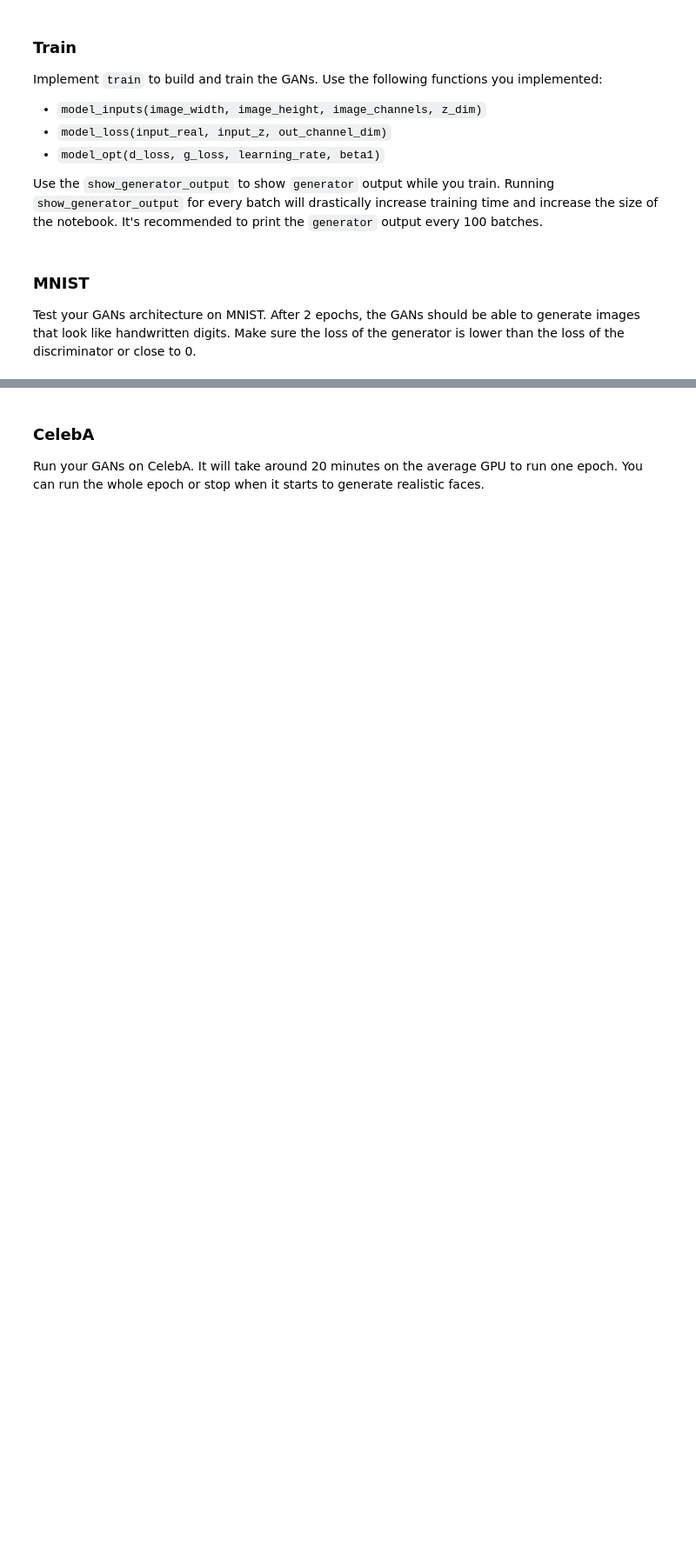
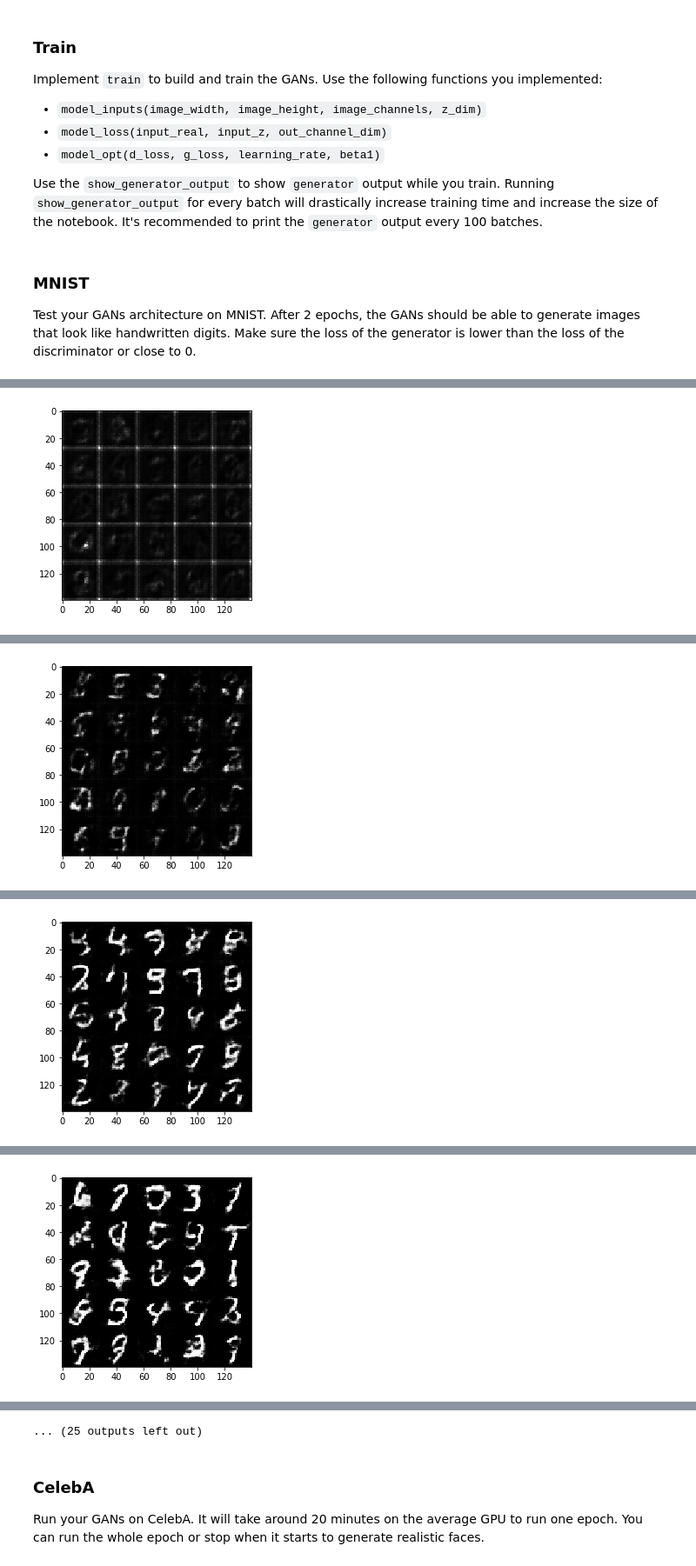
Before and after one commit to zhenyu/deep-learning, a Jupyter notebook: face_generation/dlnd_face_generation.ipynb, the cells around one changed output, grey strips where cells are left out. Shown at 87% size. Cells and saved outputs as stored; diff of their text form; code cells hidden in the pictures; blank space fills up the shorter version.

```diff
--- a/face_generation/dlnd_face_generation.ipynb
+++ b/face_generation/dlnd_face_generation.ipynb
@@ -376,7 +376,7 @@ def train(epoch_count, batch_size, z_dim, learning_rate, beta1, get_batches, dat
 ### MNIST
 Test your GANs architecture on MNIST.  After 2 epochs, the GANs should be able to generate images that look like handwritten digits.  Make sure the loss of the generator is lower than the loss of the discriminator or close to 0.
 # %%
-batch_size = 128
+batch_size = 64
 z_dim = 100
 learning_rate = 0.0002
 beta1 = 0.5
@@ -391,3 +391,4 @@ mnist_dataset = helper.Dataset('mnist', glob(os.path.join(data_dir, 'mnist/*.jpg
 with tf.Graph().as_default():
     train(epochs, batch_size, z_dim, learning_rate, beta1, mnist_dataset.get_batches,
           mnist_dataset.shape, mnist_dataset.image_mode)
+# %% [output]
@@ -393,0 +405 @@ with tf.Graph().as_default():
+[figure, added]
@@ -393,0 +416 @@ with tf.Graph().as_default():
+[figure, added]
@@ -393,0 +427 @@ with tf.Graph().as_default():
+[figure, added]
@@ -393,0 +438 @@ with tf.Graph().as_default():
+[figure, added]
@@ -394,3 +461,4 @@ with tf.Graph().as_default():
+... (25 outputs left out)
 # %% [markdown]
 ### CelebA
 Run your GANs on CelebA.  It will take around 20 minutes on the average GPU to run one epoch.  You can run the whole epoch or stop when it starts to generate realistic faces.
```
Also changed, not shown: parts of 5 cells of this notebook, 1 other file.
